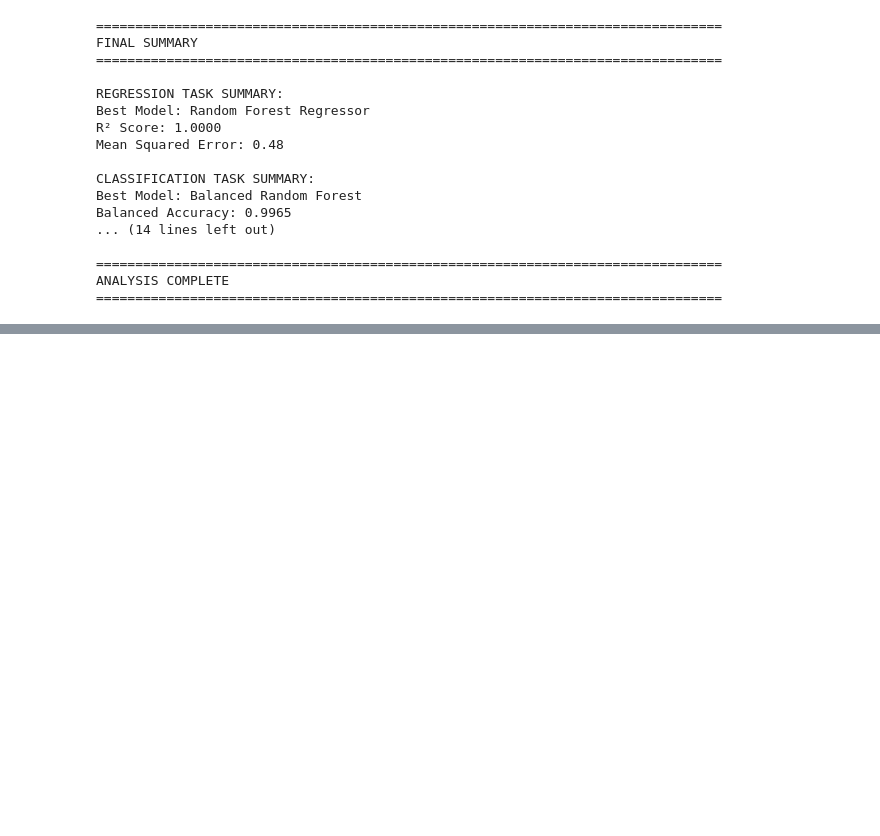
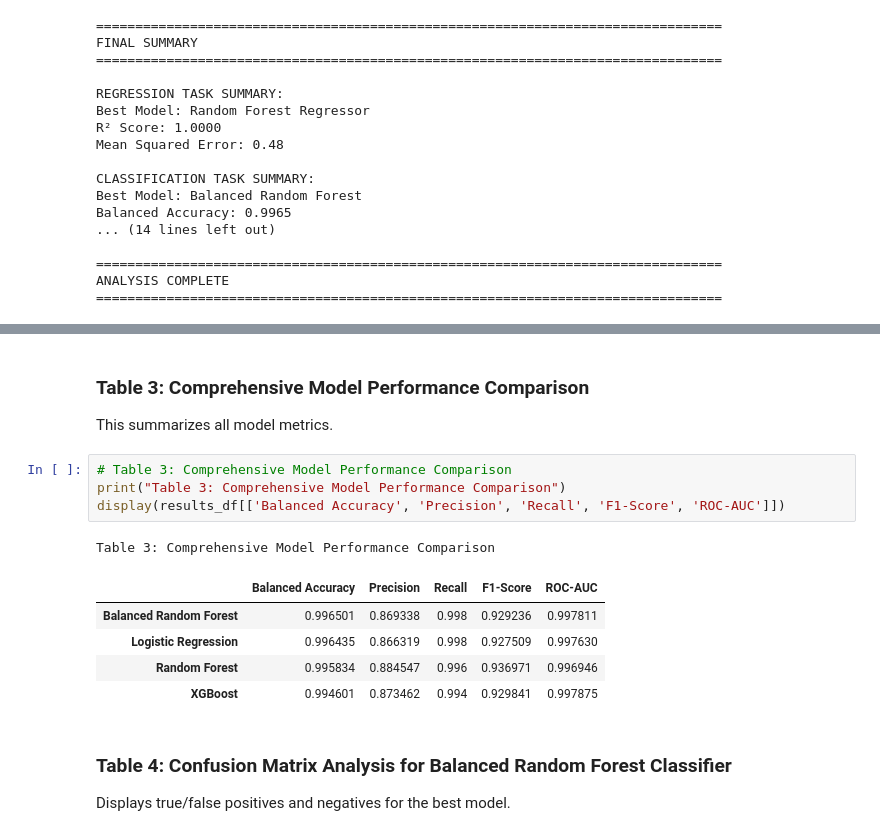
Before and after one commit to Maxwella10/A-Machine-Learning-Approach-to-Loan-Default-Prediction, a Jupyter notebook: loans.ipynb, the cells around one changed output, grey strips where cells are left out. Drawn from its saved outputs; the diff is of its cells as text; blank space fills up the shorter version.

```diff
--- a/loans.ipynb
+++ b/loans.ipynb
@@ -898,0 +945,19 @@ ANALYSIS COMPLETE
+# %% [markdown]
+### Table 3: Comprehensive Model Performance Comparison
+
+This summarizes all model metrics.
+# %%
+# Table 3: Comprehensive Model Performance Comparison
+print("Table 3: Comprehensive Model Performance Comparison")
+display(results_df[['Balanced Accuracy', 'Precision', 'Recall', 'F1-Score', 'ROC-AUC']])
+# %% [output]
+Table 3: Comprehensive Model Performance Comparison
+|  | Balanced Accuracy | Precision | Recall | F1-Score | ROC-AUC |
+| Balanced Random Forest | 0.996501 | 0.869338 | 0.998 | 0.929236 | 0.997811 |
+| Logistic Regression | 0.996435 | 0.866319 | 0.998 | 0.927509 | 0.997630 |
+| Random Forest | 0.995834 | 0.884547 | 0.996 | 0.936971 | 0.996946 |
+| XGBoost | 0.994601 | 0.873462 | 0.994 | 0.929841 | 0.997875 |
+# %% [markdown]
+### Table 4: Confusion Matrix Analysis for Balanced Random Forest Classifier
+
+Displays true/false positives and negatives for the best model.
```
Also changed, not shown: parts of 11 cells of this notebook.
